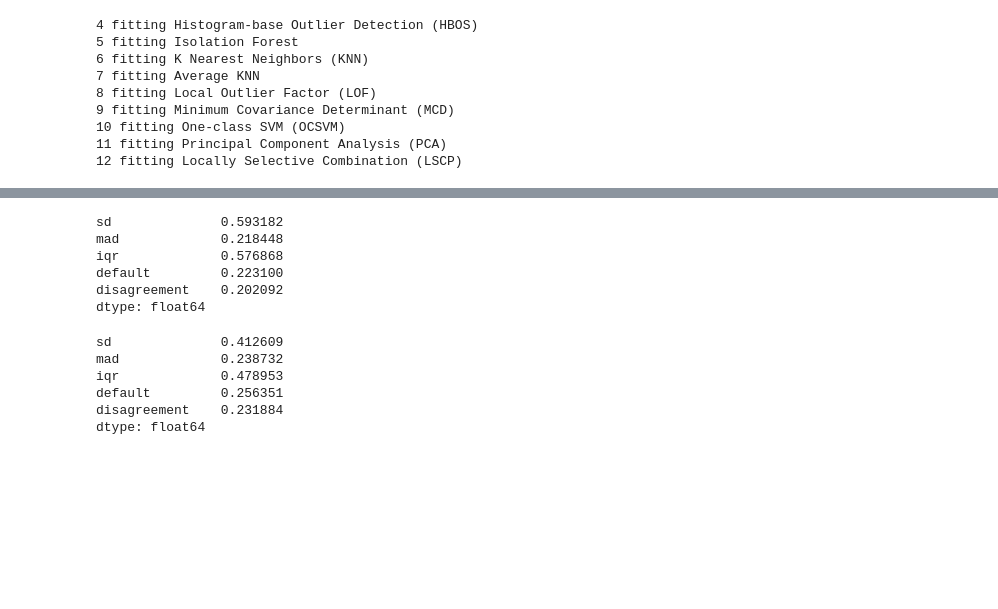
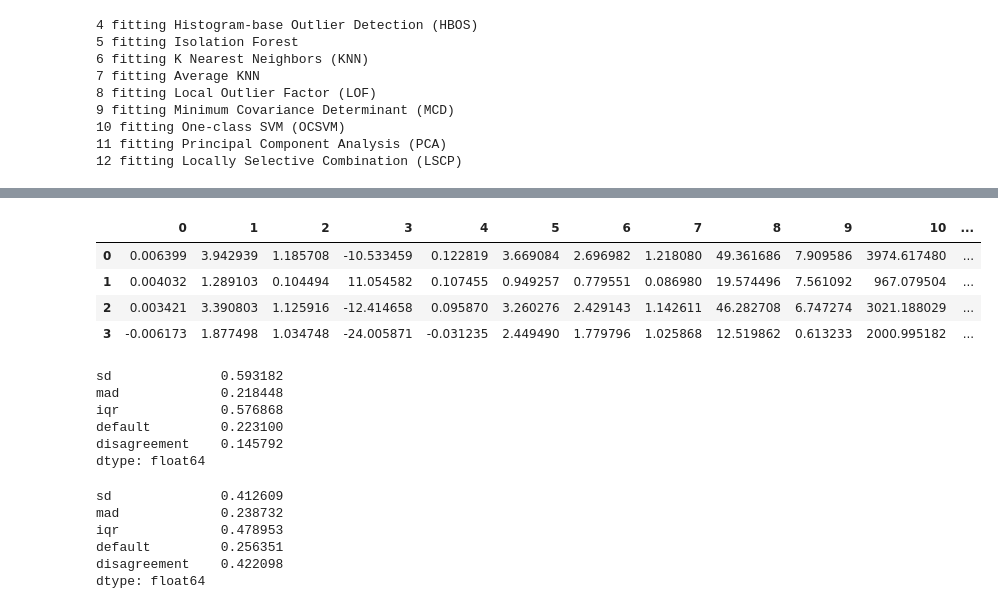
Before and after one commit to Nutingnon/anomaly-detection-innovation, a Jupyter notebook: compare_all_models.ipynb, the cells around one changed output, grey strips where cells are left out. Drawn from its saved outputs; the diff is of its cells as text; code cells hidden in the pictures; blank space fills up the shorter version.

```diff
--- a/compare_all_models.ipynb
+++ b/compare_all_models.ipynb
@@ -281,18 +297,26 @@ result_dict['lympho.mat']
+# %%
+pd.DataFrame(result_dict['lympho.mat'][1])
+# %% [output]
+|  | 0 | 1 | 2 | 3 | 4 | 5 | 6 | 7 | 8 | 9 | 10 | ... |
+| 0 | 0.006399 | 3.942939 | 1.185708 | -10.533459 | 0.122819 | 3.669084 | 2.696982 | 1.218080 | 49.361686 | 7.909586 | 3974.617480 | ... |
+| 1 | 0.004032 | 1.289103 | 0.104494 | 11.054582 | 0.107455 | 0.949257 | 0.779551 | 0.086980 | 19.574496 | 7.561092 | 967.079504 | ... |
+| 2 | 0.003421 | 3.390803 | 1.125916 | -12.414658 | 0.095870 | 3.260276 | 2.429143 | 1.142611 | 46.282708 | 6.747274 | 3021.188029 | ... |
+| 3 | -0.006173 | 1.877498 | 1.034748 | -24.005871 | -0.031235 | 2.449490 | 1.779796 | 1.025868 | 12.519862 | 0.613233 | 2000.995182 | ... |
 # %%
-result_dict['lympho.mat'].apply(lambda x: np.mean(x), axis=1)
+result_dict['lympho.mat'][0].apply(lambda x: np.mean(x), axis=1)
 # %% [output]
 sd              0.593182
 mad             0.218448
 iqr             0.576868
 default         0.223100
-disagreement    0.202092
+disagreement    0.145792
 dtype: float64
 # %%
-result_dict['wbc.mat'].apply(lambda x: np.mean(x), axis=1)
+result_dict['wbc.mat'][0].apply(lambda x: np.mean(x), axis=1)
 # %% [output]
 sd              0.412609
 mad             0.238732
 iqr             0.478953
 default         0.256351
-disagreement    0.231884
+disagreement    0.422098
 dtype: float64
```
Also changed, not shown: parts of 8 cells of this notebook.
